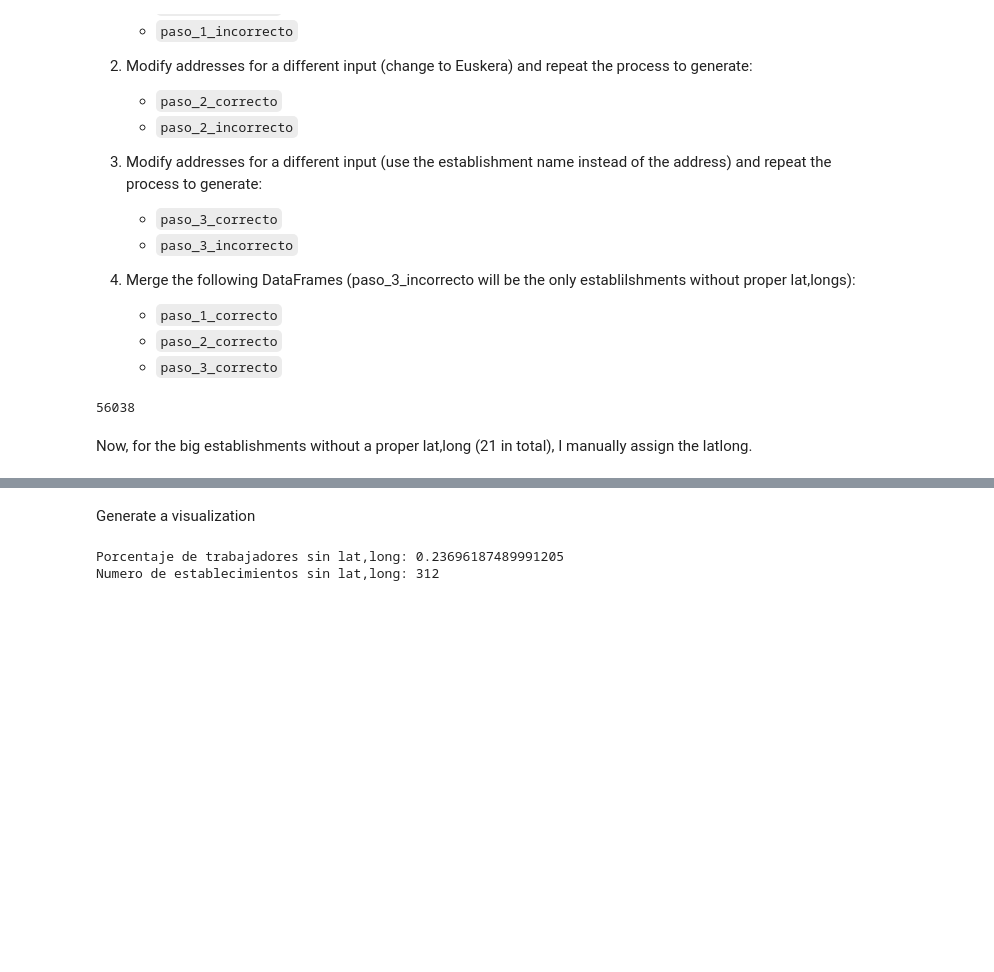
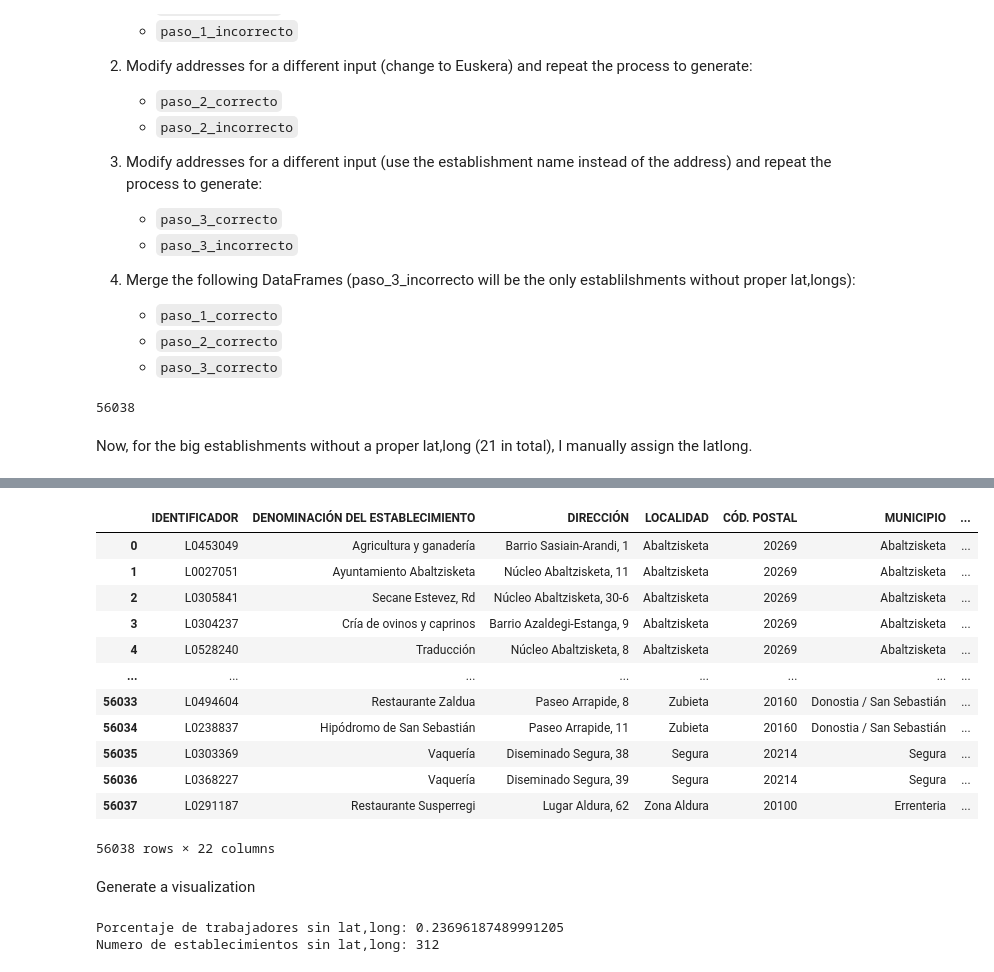
Before and after one commit to City-Science-Lab-Gipuzkoa/generic_utilities_and_helper_functions, a Jupyter notebook: accessibility/assign_latlong_to_establishments/latlong_to_establishments.ipynb, the cells around one changed output, grey strips where cells are left out. Cells and saved outputs as stored; diff of their text form; code cells hidden in the pictures; blank space fills up the shorter version.

```diff
--- a/Accessibility/2_assign_latlong_to_establishments/establishments_latlong_new.ipynb
+++ b/accessibility/assign_latlong_to_establishments/latlong_to_establishments.ipynb
@@ -26,7 +26,7 @@ long_min = -2.597522
 
 api_key = 'AIzaSyABi4H4yNaD3i14rlhGoaHyiuCUXfIqi8w'
 
-df_towns = pd.read_excel('town_coordinates.xlsx')
+df_towns = pd.read_excel(f'input_data/town_coordinates.xlsx')
 # %%
 # Function 1: Find the coordinates of an address using the Google Maps Geocoding API
 
@@ -179,7 +179,7 @@ Then, run the main block and follow these steps:
    - `paso_2_correcto`
    - `paso_3_correcto`
 # %%
-establishments = pd.read_excel('raw_data.xlsx', engine='openpyxl')
+establishments = pd.read_excel(f'input_data/raw_data.xlsx', engine='openpyxl')
 establishments = establishments.drop(columns=['Unnamed: 0', 'Unnamed: 8'])
 establishments.head()
 # %%
@@ -358,0 +359,16 @@ df_establishments.to_csv('df_establishments_latlong.csv', index=False)
+# %%
+df_establishments
+# %% [output]
+|  | IDENTIFICADOR | DENOMINACIÓN DEL ESTABLECIMIENTO | DIRECCIÓN | LOCALIDAD | CÓD. POSTAL | MUNICIPIO | ... |
+| 0 | L0453049 | Agricultura y ganadería | Barrio Sasiain-Arandi, 1 | Abaltzisketa | 20269 | Abaltzisketa | ... |
+| 1 | L0027051 | Ayuntamiento Abaltzisketa | Núcleo Abaltzisketa, 11 | Abaltzisketa | 20269 | Abaltzisketa | ... |
+| 2 | L0305841 | Secane Estevez, Rd | Núcleo Abaltzisketa, 30-6 | Abaltzisketa | 20269 | Abaltzisketa | ... |
+| 3 | L0304237 | Cría de ovinos y caprinos | Barrio Azaldegi-Estanga, 9 | Abaltzisketa | 20269 | Abaltzisketa | ... |
+| 4 | L0528240 | Traducción | Núcleo Abaltzisketa, 8 | Abaltzisketa | 20269 | Abaltzisketa | ... |
+| ... | ... | ... | ... | ... | ... | ... | ... |
+| 56033 | L0494604 | Restaurante Zaldua | Paseo Arrapide, 8 | Zubieta | 20160 | Donostia / San Sebastián | ... |
+| 56034 | L0238837 | Hipódromo de San Sebastián | Paseo Arrapide, 11 | Zubieta | 20160 | Donostia / San Sebastián | ... |
+| 56035 | L0303369 | Vaquería | Diseminado Segura, 38 | Segura | 20214 | Segura | ... |
+| 56036 | L0368227 | Vaquería | Diseminado Segura, 39 | Segura | 20214 | Segura | ... |
+| 56037 | L0291187 | Restaurante Susperregi | Lugar Aldura, 62 | Zona Aldura | 20100 | Errenteria | ... |
+56038 rows × 22 columns
```
Also changed, not shown: parts of 5 cells of this notebook, 8 other files.
